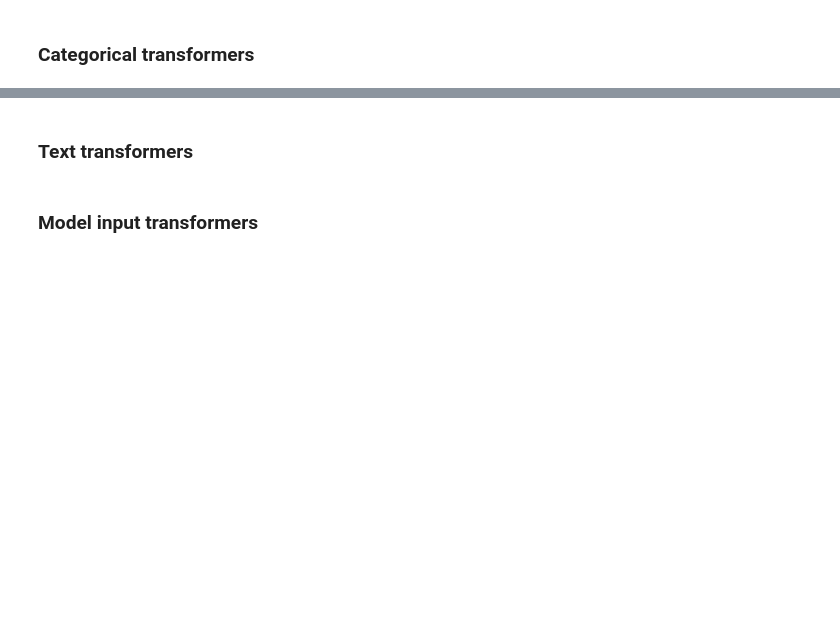
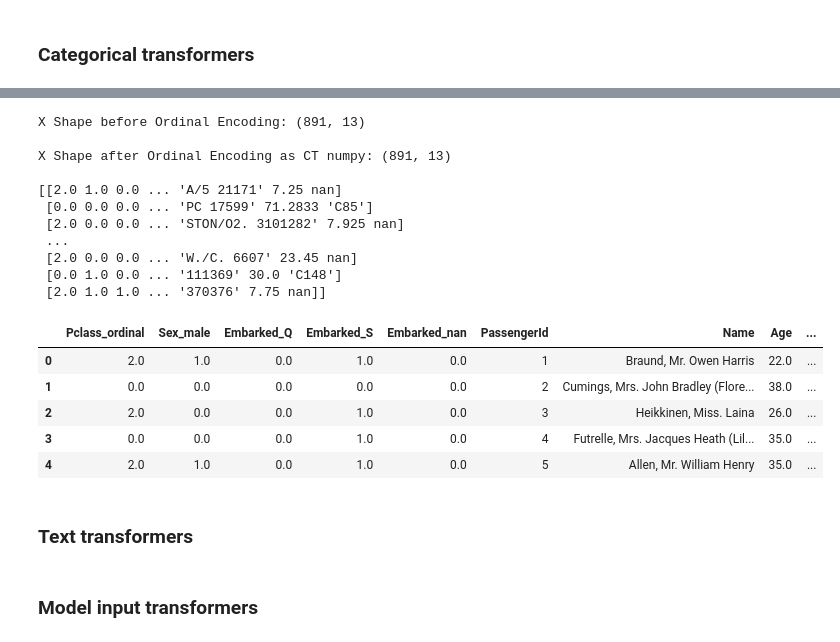
Before and after one commit to dilipalbert-datascientist/traditional-machine-learning, a Jupyter notebook: notebooks/ml_classification_regression/5-Data-Preprocessing-Cleaning-Pipeline.ipynb, the cells around one changed output, grey strips where cells are left out. Drawn from its saved outputs; the diff is of its cells as text; code cells hidden in the pictures; blank space fills up the shorter version.

```diff
--- a/notebooks/ml_classification_regression/5-Data-Preprocessing-Cleaning-Pipeline.ipynb
+++ b/notebooks/ml_classification_regression/5-Data-Preprocessing-Cleaning-Pipeline.ipynb
@@ -422,16 +479,0 @@ X_test_ohe.head()
-# %%
-def ordinal_encoding_handler(df):
-    pass
-
-import category_encoders as ce
-import pandas as pd
-
-train_df=pd.DataFrame({'Degree':['High school','Masters','Diploma','Bachelors','Bachelors','Masters','Phd','High school','High school']})
-
-# create object of Ordinalencoding
-encoder= ce.OrdinalEncoder(cols=['Degree'],return_df=True,
-                           mapping=[{'col':'Degree',
-'mapping':{'None':0,'High school':1,'Diploma':2,'Bachelors':3,'Masters':4,'phd':5}}])
-
-#Original data
-train_df
@@ -440,3 +547,51 @@ ModuleNotFoundError: No module named 'category_encoders'
+# %%
+def ordinal_encoding_handler(X):
+    pass
+
+####
+####
+ordinal_cols = ['Pclass']
+
+ordinal_feat_1_categories = [1, 2, 3]
+# ordinal_feat_2_categories = ['first', 'second', 'third']
+
+ordinal = OrdinalEncoder(categories=[ordinal_feat_1_categories])
+
+ordinal_encoding_handler = ColumnTransformer(transformers=[
+    ('ordinal', ordinal, ordinal_cols)
+], remainder='passthrough', verbose_feature_names_out=False)
+####
+####
+
+print('X Shape before Ordinal Encoding:', X_train_ohe.shape, '\n')
+
+# Column transformer output as numpy array (default)
+X_train_ordinal = ordinal_encoding_handler.fit_transform(X_train_ohe)
+print('X Shape after Ordinal Encoding as CT numpy:', X_train_ordinal.shape, '\n')
+print(X_train_ordinal, '\n')
+
+# Dataframe output
+X_train_ordinal = pd.DataFrame(X_train_ordinal, columns=ordinal_cols + list(X_train_ohe.drop(columns=ordinal_cols).columns))
+X_train_ordinal.columns = [col +'_ordinal' if col in ordinal_cols else col for col in X_train_ordinal.columns]
+X_train_ordinal.head()
+# %% [output]
+X Shape before Ordinal Encoding: (891, 13)
+
+X Shape after Ordinal Encoding as CT numpy: (891, 13)
+
+[[2.0 1.0 0.0 ... 'A/5 21171' 7.25 nan]
+ [0.0 0.0 0.0 ... 'PC 17599' 71.2833 'C85']
+ [2.0 0.0 0.0 ... 'STON/O2. 3101282' 7.925 nan]
+ ...
+ [2.0 0.0 0.0 ... 'W./C. 6607' 23.45 nan]
+ [0.0 1.0 0.0 ... '111369' 30.0 'C148']
+ [2.0 1.0 1.0 ... '370376' 7.75 nan]]
+|  | Pclass_ordinal | Sex_male | Embarked_Q | Embarked_S | Embarked_nan | PassengerId | Name | Age | ... |
+| 0 | 2.0 | 1.0 | 0.0 | 1.0 | 0.0 | 1 | Braund, Mr. Owen Harris | 22.0 | ... |
+| 1 | 0.0 | 0.0 | 0.0 | 0.0 | 0.0 | 2 | Cumings, Mrs. John Bradley (Flore... | 38.0 | ... |
+| 2 | 2.0 | 0.0 | 0.0 | 1.0 | 0.0 | 3 | Heikkinen, Miss. Laina | 26.0 | ... |
+| 3 | 0.0 | 0.0 | 0.0 | 1.0 | 0.0 | 4 | Futrelle, Mrs. Jacques Heath (Lil... | 35.0 | ... |
+| 4 | 2.0 | 1.0 | 0.0 | 1.0 | 0.0 | 5 | Allen, Mr. William Henry | 35.0 | ... |
 # %%
 def target_encoding_handler(df):
     pass
```
Also changed, not shown: parts of 28 cells of this notebook, 2 other files.
